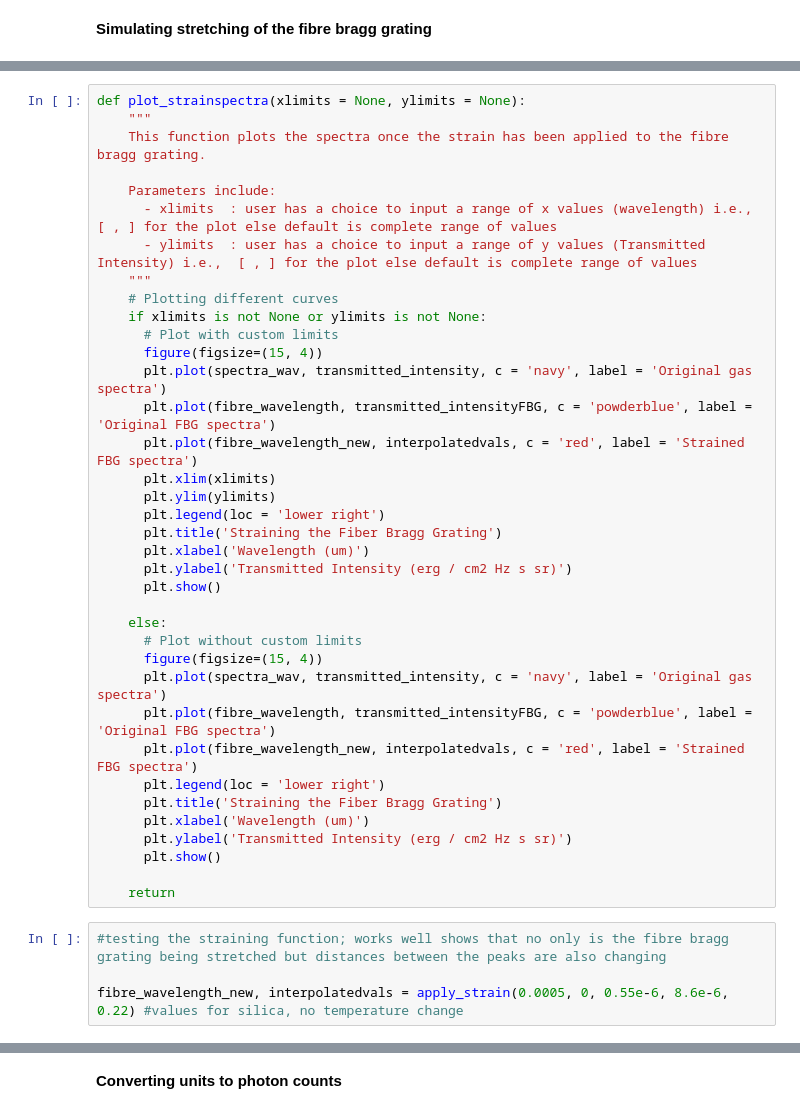
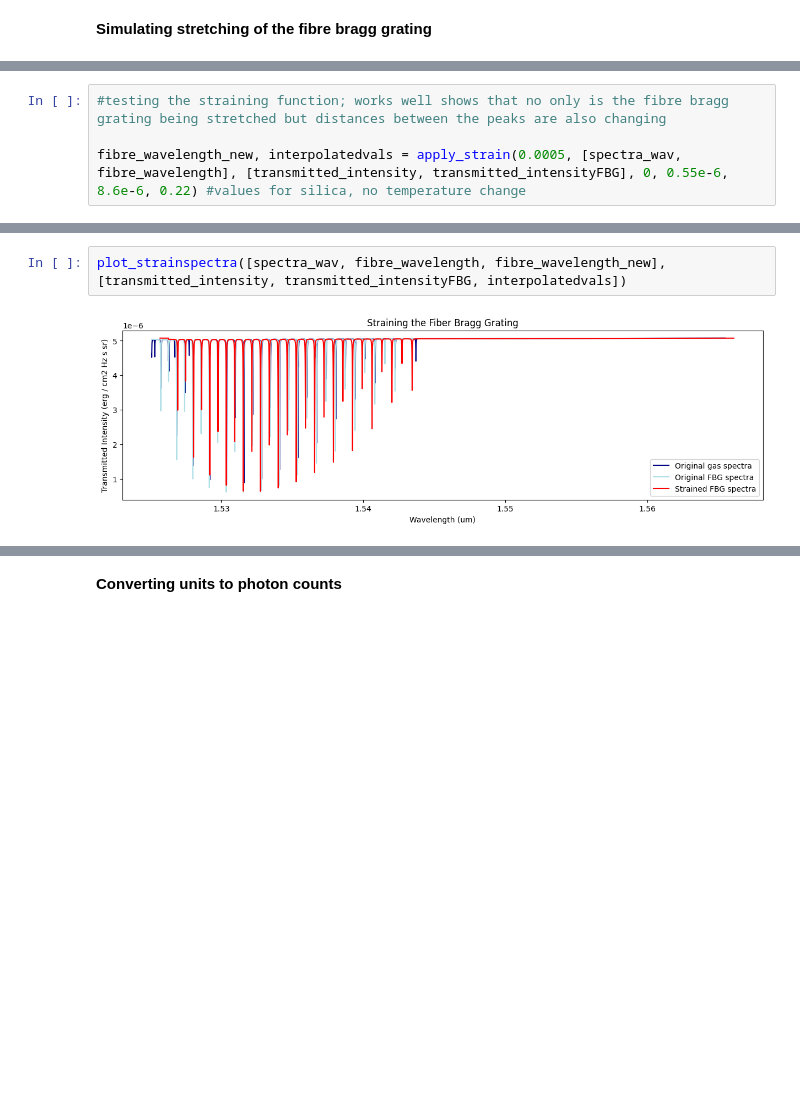
Before and after one commit to SAIL-Labs/FBG-Sensor, a Jupyter notebook: newSimulatingCode_FBG.ipynb, the cells around one changed output, grey strips where cells are left out. Drawn from its saved outputs; the diff is of its cells as text; blank space fills up the shorter version.

```diff
--- a/newSimulatingCode_FBG.ipynb
+++ b/newSimulatingCode_FBG.ipynb
@@ -103,41 +74,4 @@ def apply_strain(strain, temp_change, thermal_exp_coeff, thermo_optic_coeff, str
-# %%
-def plot_strainspectra(xlimits = None, ylimits = None):
-    """
-    This function plots the spectra once the strain has been applied to the fibre bragg grating.
-
-    Parameters include:
-      - xlimits  : user has a choice to input a range of x values (wavelength) i.e.,  [ , ] for the plot else default is complete range of values
-      - ylimits  : user has a choice to input a range of y values (Transmitted Intensity) i.e.,  [ , ] for the plot else default is complete range of values
-    """
-    # Plotting different curves
-    if xlimits is not None or ylimits is not None:
-      # Plot with custom limits
-      figure(figsize=(15, 4))
-      plt.plot(spectra_wav, transmitted_intensity, c = 'navy', label = 'Original gas spectra')
-      plt.plot(fibre_wavelength, transmitted_intensityFBG, c = 'powderblue', label = 'Original FBG spectra')
-      plt.plot(fibre_wavelength_new, interpolatedvals, c = 'red', label = 'Strained FBG spectra')
-      plt.xlim(xlimits)
-      plt.ylim(ylimits)
-      plt.legend(loc = 'lower right')
-      plt.title('Straining the Fiber Bragg Grating')
-      plt.xlabel('Wavelength (um)')
-      plt.ylabel('Transmitted Intensity (erg / cm2 Hz s sr)')
-      plt.show()
-
-    else:
-      # Plot without custom limits
-      figure(figsize=(15, 4))
-      plt.plot(spectra_wav, transmitted_intensity, c = 'navy', label = 'Original gas spectra')
-      plt.plot(fibre_wavelength, transmitted_intensityFBG, c = 'powderblue', label = 'Original FBG spectra')
-      plt.plot(fibre_wavelength_new, interpolatedvals, c = 'red', label = 'Strained FBG spectra')
-      plt.legend(loc = 'lower right')
-      plt.title('Straining the Fiber Bragg Grating')
-      plt.xlabel('Wavelength (um)')
-      plt.ylabel('Transmitted Intensity (erg / cm2 Hz s sr)')
-      plt.show()
-
-    return
 # %%
 #testing the straining function; works well shows that no only is the fibre bragg grating being stretched but distances between the peaks are also changing
 
-fibre_wavelength_new, interpolatedvals = apply_strain(0.0005, 0, 0.55e-6, 8.6e-6, 0.22) #values for silica, no temperature change
+fibre_wavelength_new, interpolatedvals = apply_strain(0.0005, [spectra_wav, fibre_wavelength], [transmitted_intensity, transmitted_intensityFBG], 0, 0.55e-6, 8.6e-6, 0.22) #values for silica, no temperature change
@@ -234 +78,5 @@ def correlation(strainvalues, normalisation = 'True'):
+# %%
+plot_strainspectra([spectra_wav, fibre_wavelength, fibre_wavelength_new], [transmitted_intensity, transmitted_intensityFBG, interpolatedvals])
+# %% [output]
+[figure, added]
 # %%
```
Also changed, not shown: parts of 19 cells of this notebook.
